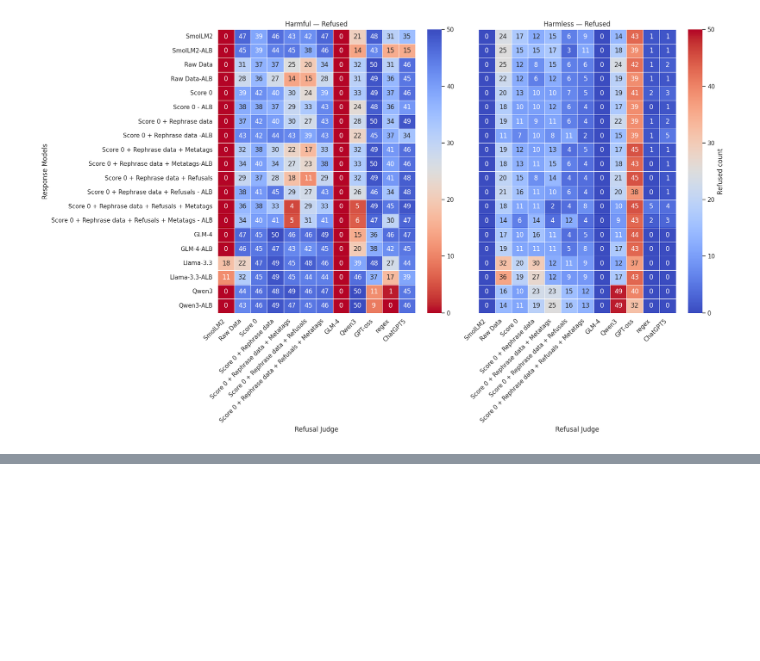
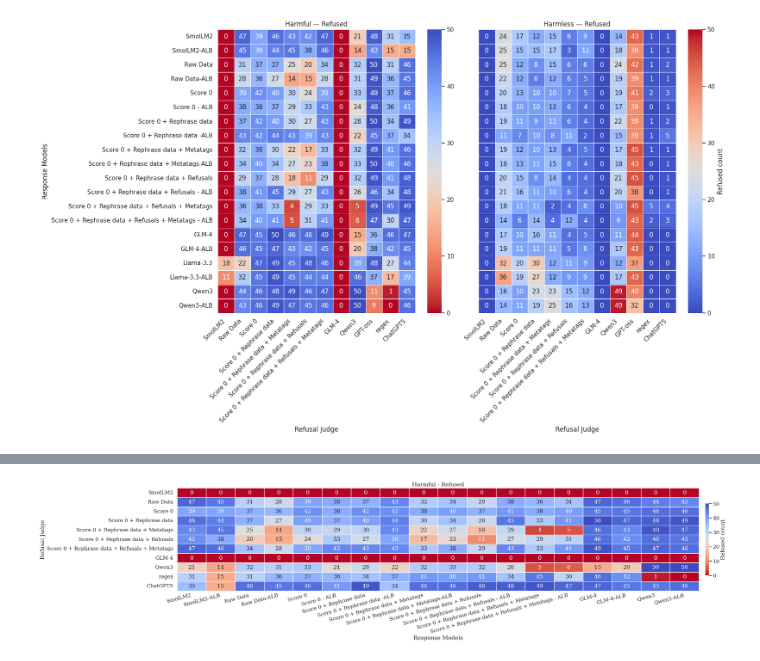
Before and after one commit to jjakubassa/safety_pretraining, a Jupyter notebook: plotting.ipynb, the cells around one changed output, grey strips where cells are left out. Saved outputs shown, nothing was run; the diff lists cells and outputs as text; code cells hidden in the pictures; blank space fills up the shorter version.

```diff
--- a/plotting.ipynb
+++ b/plotting.ipynb
@@ -1095,0 +1039,89 @@ plt.show()
+# %%
+
+sns.set_theme(
+    style="whitegrid",   # adds white grid
+    context="talk",      # same as set_context("talk", ...)
+    font="serif",
+    font_scale=1.0
+)
+# --- Start from df_all_sorted ---
+
+# 1) filter models
+df_plot = df_all_sorted[~df_all_sorted["model"].isin(["Llama-3.3", "Llama-3.3-ALB"])].copy()
+
+# 2) column guard for judge name + drop GPT-oss as judge
+judge_col = "refusal_judge" if "refusal_judge" in df_plot.columns else "refusal judge"
+df_plot = df_plot[df_plot[judge_col] != "GPT-oss"].copy()
+
+# 3) consistent axis orders (models on X, judges on Y); put ChatGPT5 last
+model_order = list(pd.unique(df_plot["model"]))
+judge_order = list(pd.unique(df_plot[judge_col]))
+if "ChatGPT5" in judge_order:
+    judge_order = [j for j in judge_order if j != "ChatGPT5"] + ["ChatGPT5"]
+
+# 4) pivot: judges as rows (Y), models as cols (X) for HARMFUL refused counts
+harmful_pivot = (
+    df_plot[df_plot["label"].str.lower() == "harmful"]
+    .pivot(index=judge_col, columns="model", values="refused")
+    .reindex(index=judge_order, columns=model_order)
+    .fillna(0)
+)
+
+# color scale & cmap
+vmin = 0.0
+vmax = float(np.nanmax(harmful_pivot.to_numpy())) if np.isfinite(np.nanmax(harmful_pivot.to_numpy())) else 1.0
+center = vmax / 2.0
+cmap = sns.color_palette("coolwarm", as_cmap=True).reversed()
+
+# annotations
+harmful_annot = harmful_pivot.astype(int).to_numpy()
+
+# figure (wider, slightly shorter)
+# sns.set(style="whitegrid")
+os.makedirs("plots", exist_ok=True)
+fig_w = max(24, 1.35 * len(model_order) + 10)
+fig_h = max(3.6, 0.42 * len(judge_order) + 3)
+
+fig, ax = plt.subplots(figsize=(fig_w, fig_h))
+sns.heatmap(
+    harmful_pivot,
+    ax=ax,
+    cmap=cmap,
+    vmin=vmin, vmax=vmax, center=center,
+    annot=harmful_annot, fmt="d",
+    cbar=True, cbar_kws={"label": "Refused count", "shrink": 0.7, "pad": 0.01},
+    linewidths=0.3, linecolor="white"
+)
+"""
+ax.set_title("Harmful - Refused", fontsize=16)
+ax.set_xlabel("Response Models", fontsize=16)
+ax.set_ylabel("Refusal Judge", fontsize=16)
+"""
+ax.set_title("Harmful - Refused")
+ax.set_xlabel("Response Models")
+ax.set_ylabel("Refusal Judge")
+
+# rotate x-ticks slightly more horizontal than vertical
+for lbl in ax.get_xticklabels():
+    lbl.set_rotation(15)
+    lbl.set_horizontalalignment('right')
+    lbl.set_verticalalignment('center_baseline')
+
+# >>> increase tick label font sizes significantly
+# ax.tick_params(axis="x", labelsize=16)
+# ax.tick_params(axis="y", labelsize=16)
+
+# also ensure text objects are set (belt-and-suspenders)
+"""for lbl in ax.get_xticklabels():
+    lbl.set_fontsize(16)
+for lbl in ax.get_yticklabels():
+    lbl.set_fontsize(16)
+"""
+# spacing to fit larger labels
+plt.tight_layout()
+# plt.subplots_adjust(left=0.08, right=0.995, top=0.92, bottom=0.32)
+
+plt.savefig("plots/paper_all_harmful_refused.pdf", dpi=300, bbox_inches="tight")
+plt.show()
+# %% [output]
+[figure, added]
```
Also changed, not shown: parts of 7 cells of this notebook, 6 other files.
